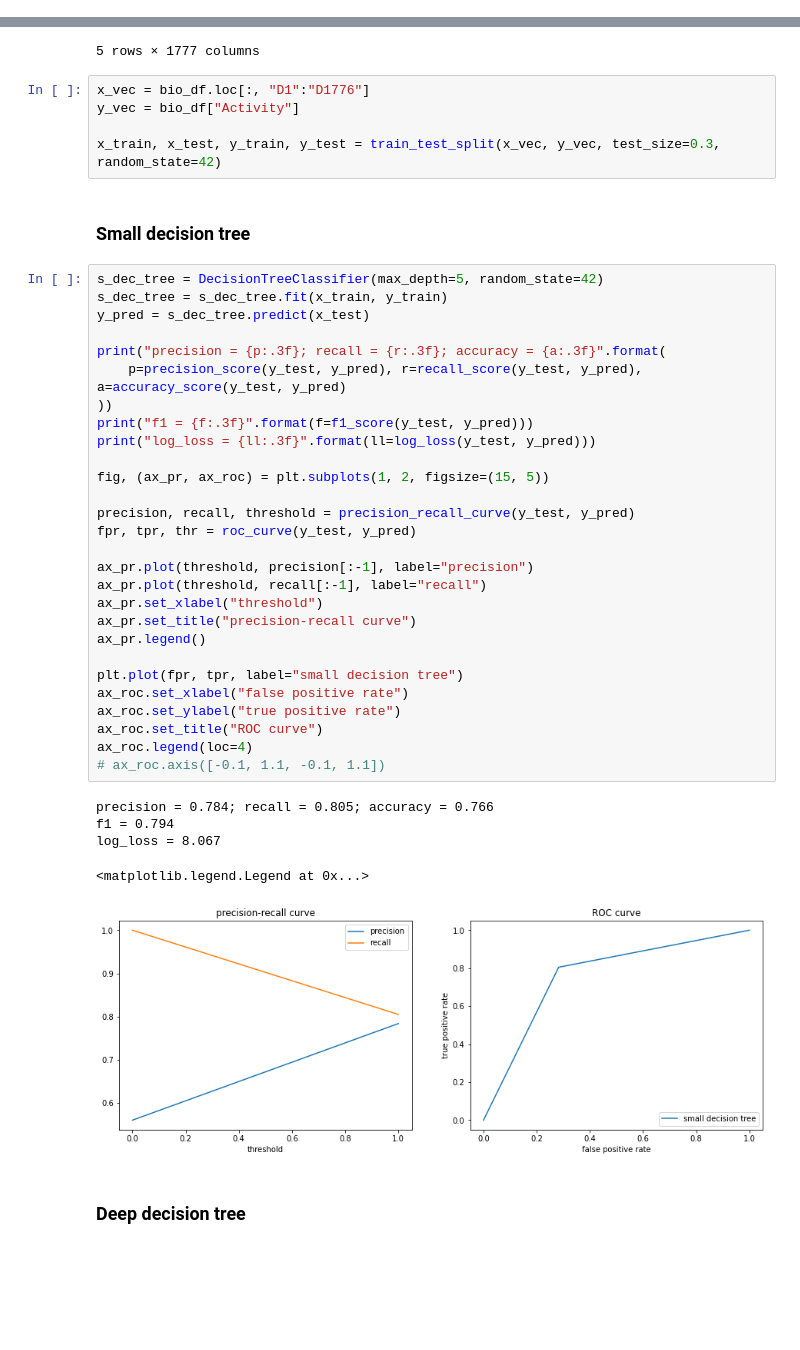
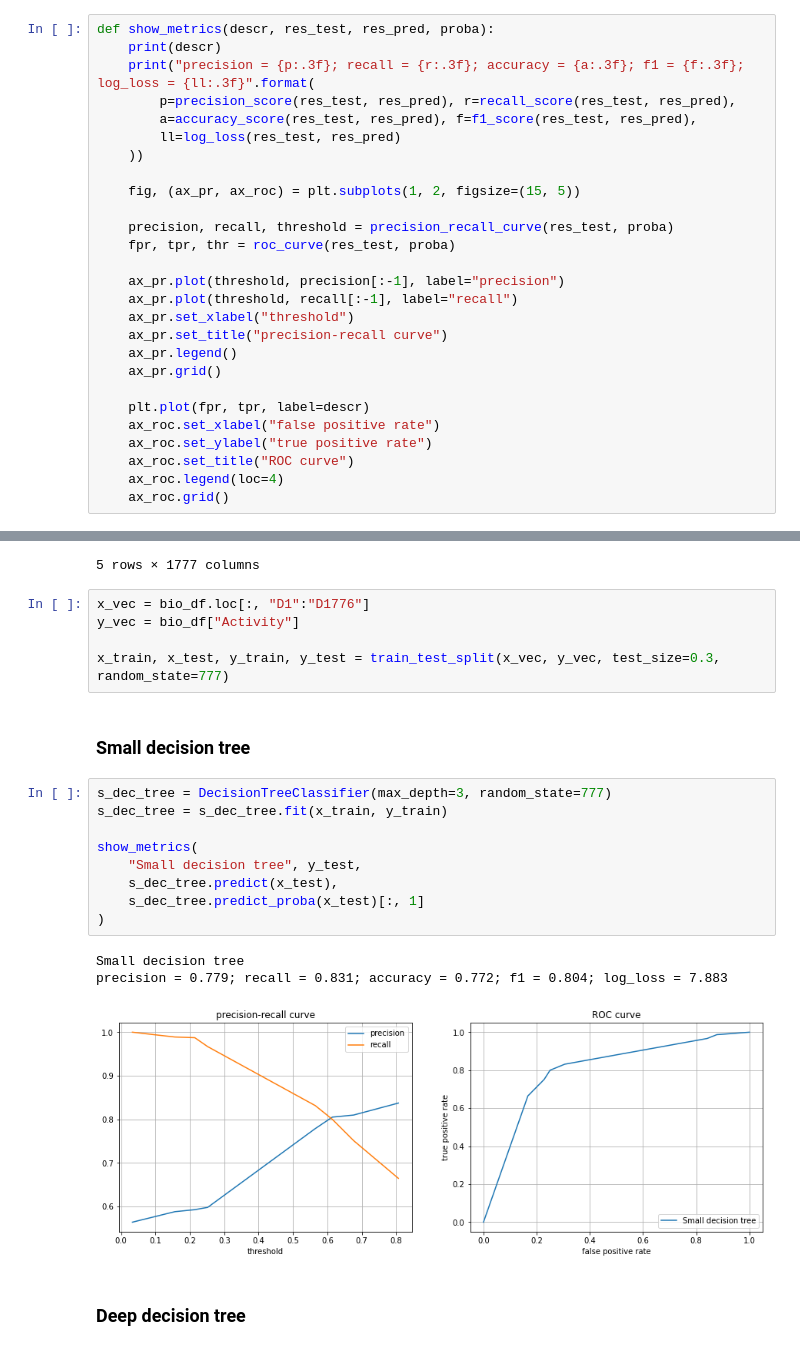
Before and after one commit to vanSultan/ml_itmo, a Jupyter notebook: lab_01/lab_01.ipynb, the cells around one changed output, grey strips where cells are left out. Saved outputs shown, nothing was run; the diff lists cells and outputs as text; blank space fills up the shorter version.

```diff
--- a/lab_01/lab_01.ipynb
+++ b/lab_01/lab_01.ipynb
@@ -16,6 +17,33 @@ from sklearn.metrics import (
     precision_score, recall_score, accuracy_score, f1_score, log_loss, precision_recall_curve, roc_curve, roc_auc_score
 )
 from matplotlib import pyplot as plt
+# %%
+def show_metrics(descr, res_test, res_pred, proba):
+    print(descr)
+    print("precision = {p:.3f}; recall = {r:.3f}; accuracy = {a:.3f}; f1 = {f:.3f}; log_loss = {ll:.3f}".format(
+        p=precision_score(res_test, res_pred), r=recall_score(res_test, res_pred),
+        a=accuracy_score(res_test, res_pred), f=f1_score(res_test, res_pred),
+        ll=log_loss(res_test, res_pred)
+    ))
+
+    fig, (ax_pr, ax_roc) = plt.subplots(1, 2, figsize=(15, 5))
+
+    precision, recall, threshold = precision_recall_curve(res_test, proba)
+    fpr, tpr, thr = roc_curve(res_test, proba)
+
+    ax_pr.plot(threshold, precision[:-1], label="precision")
+    ax_pr.plot(threshold, recall[:-1], label="recall")
+    ax_pr.set_xlabel("threshold")
+    ax_pr.set_title("precision-recall curve")
+    ax_pr.legend()
+    ax_pr.grid()
+
+    plt.plot(fpr, tpr, label=descr)
+    ax_roc.set_xlabel("false positive rate")
+    ax_roc.set_ylabel("true positive rate")
+    ax_roc.set_title("ROC curve")
+    ax_roc.legend(loc=4)
+    ax_roc.grid()
 # %%
 bio_df = pandas.read_csv("./bioresponse.csv")
 bio_df.head()
@@ -31,42 +59,21 @@ bio_df.head()
 x_vec = bio_df.loc[:, "D1":"D1776"]
 y_vec = bio_df["Activity"]
 
-x_train, x_test, y_train, y_test = train_test_split(x_vec, y_vec, test_size=0.3, random_state=42)
+x_train, x_test, y_train, y_test = train_test_split(x_vec, y_vec, test_size=0.3, random_state=777)
 # %% [markdown]
 ### Small decision tree
-# %%
-s_dec_tree = DecisionTreeClassifier(max_depth=5, random_state=42)
-s_dec_tree = s_dec_tree.fit(x_train, y_train)
-y_pred = s_dec_tree.predict(x_test)
-
-print("precision = {p:.3f}; recall = {r:.3f}; accuracy = {a:.3f}".format(
-    p=precision_score(y_test, y_pred), r=recall_score(y_test, y_pred), a=accuracy_score(y_test, y_pred)
-))
-print("f1 = {f:.3f}".format(f=f1_score(y_test, y_pred)))
-print("log_loss = {ll:.3f}".format(ll=log_loss(y_test, y_pred)))
-
-fig, (ax_pr, ax_roc) = plt.subplots(1, 2, figsize=(15, 5))
-
-precision, recall, threshold = precision_recall_curve(y_test, y_pred)
-fpr, tpr, thr = roc_curve(y_test, y_pred)
-
-ax_pr.plot(threshold, precision[:-1], label="precision")
-ax_pr.plot(threshold, recall[:-1], label="recall")
-ax_pr.set_xlabel("threshold")
-ax_pr.set_title("precision-recall curve")
-ax_pr.legend()
-
-plt.plot(fpr, tpr, label="small decision tree")
-ax_roc.set_xlabel("false positive rate")
-ax_roc.set_ylabel("true positive rate")
-ax_roc.set_title("ROC curve")
-ax_roc.legend(loc=4)
-# ax_roc.axis([-0.1, 1.1, -0.1, 1.1])
-# %% [output]
-precision = 0.784; recall = 0.805; accuracy = 0.766
-f1 = 0.794
-log_loss = 8.067
-<matplotlib.legend.Legend at 0x...>
-[figure, removed]
+# %%
+s_dec_tree = DecisionTreeClassifier(max_depth=3, random_state=777)
+s_dec_tree = s_dec_tree.fit(x_train, y_train)
+
+show_metrics(
+    "Small decision tree", y_test,
+    s_dec_tree.predict(x_test),
+    s_dec_tree.predict_proba(x_test)[:, 1]
+)
+# %% [output]
+Small decision tree
+precision = 0.779; recall = 0.831; accuracy = 0.772; f1 = 0.804; log_loss = 7.883
+[figure, added]
 # %% [markdown]
 ### Deep decision tree
```
Also changed, not shown: parts of 7 cells of this notebook.
